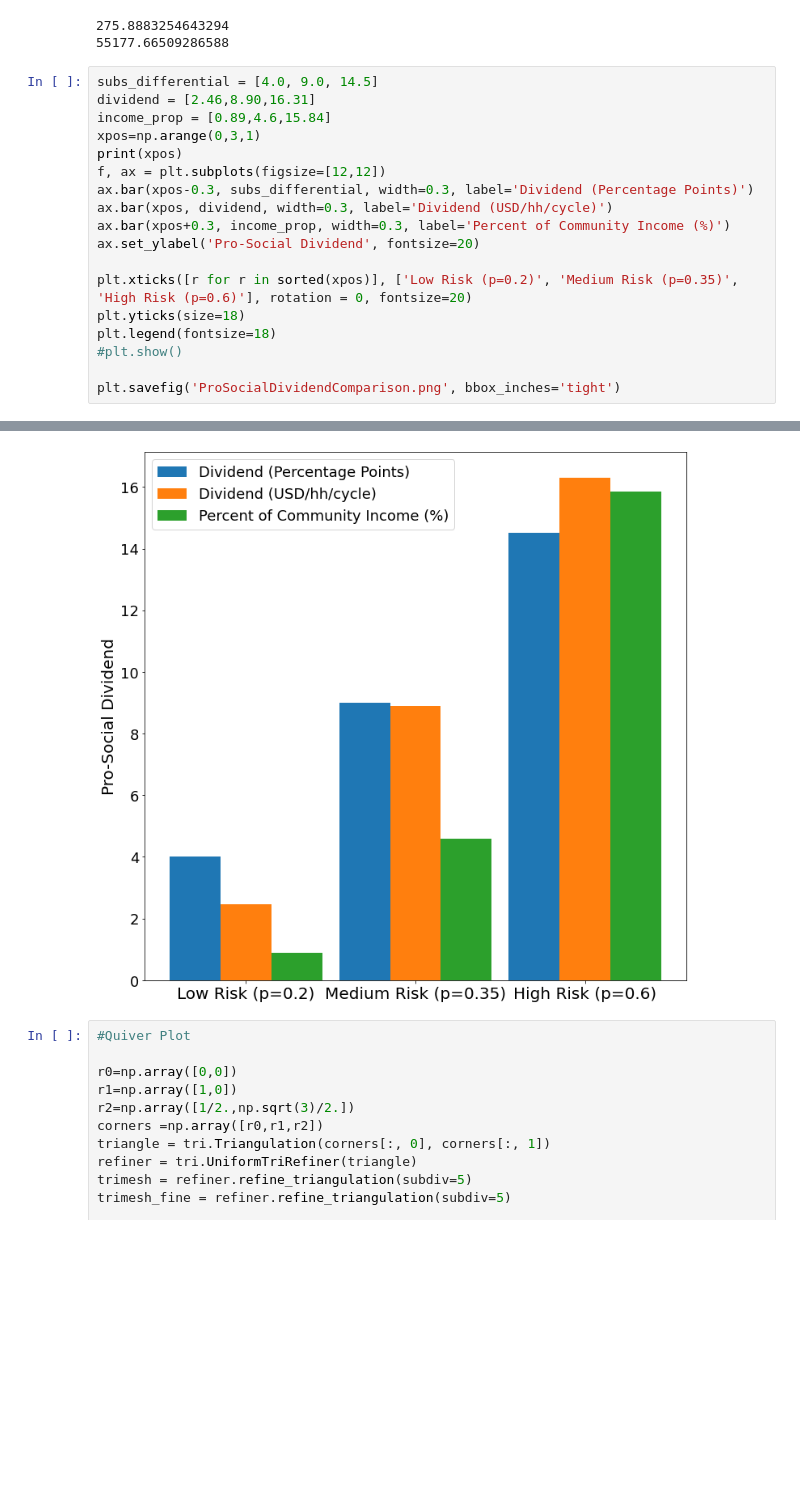
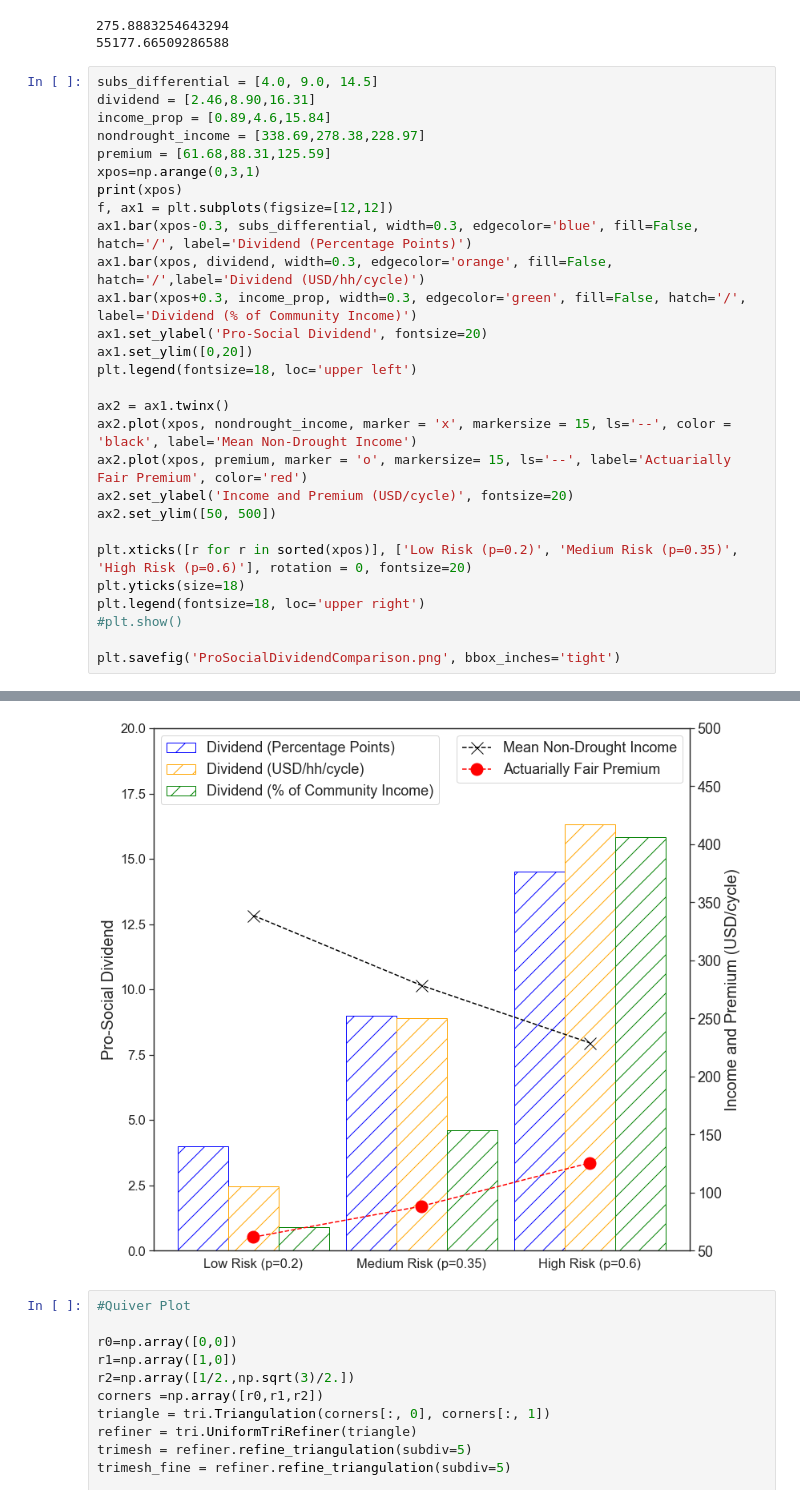
Before and after one commit to nchoquettelevy/FarmerGameTheorySimulation, a Jupyter notebook: RiskTransferSimulations_v6.ipynb, the cells around one changed output, grey strips where cells are left out. Saved outputs shown, nothing was run; the diff lists cells and outputs as text; blank space fills up the shorter version.

```diff
--- a/RiskTransferSimulations_v6.ipynb
+++ b/RiskTransferSimulations_v6.ipynb
@@ -2232,24 +2225,34 @@ print(total_ag_income)
 # %%
 subs_differential = [4.0, 9.0, 14.5]
 dividend = [2.46,8.90,16.31]
 income_prop = [0.89,4.6,15.84]
+nondrought_income = [338.69,278.38,228.97]
+premium = [61.68,88.31,125.59]
 xpos=np.arange(0,3,1)
 print(xpos)
-f, ax = plt.subplots(figsize=[12,12])
-ax.bar(xpos-0.3, subs_differential, width=0.3, label='Dividend (Percentage Points)')
-ax.bar(xpos, dividend, width=0.3, label='Dividend (USD/hh/cycle)')
-ax.bar(xpos+0.3, income_prop, width=0.3, label='Percent of Community Income (%)')
-ax.set_ylabel('Pro-Social Dividend', fontsize=20)
+f, ax1 = plt.subplots(figsize=[12,12])
+ax1.bar(xpos-0.3, subs_differential, width=0.3, edgecolor='blue', fill=False, hatch='/', label='Dividend (Percentage Points)')
+ax1.bar(xpos, dividend, width=0.3, edgecolor='orange', fill=False, hatch='/',label='Dividend (USD/hh/cycle)')
+ax1.bar(xpos+0.3, income_prop, width=0.3, edgecolor='green', fill=False, hatch='/', label='Dividend (% of Community Income)')
+ax1.set_ylabel('Pro-Social Dividend', fontsize=20)
+ax1.set_ylim([0,20])
+plt.legend(fontsize=18, loc='upper left')
+
+ax2 = ax1.twinx()
+ax2.plot(xpos, nondrought_income, marker = 'x', markersize = 15, ls='--', color = 'black', label='Mean Non-Drought Income')
+ax2.plot(xpos, premium, marker = 'o', markersize= 15, ls='--', label='Actuarially Fair Premium', color='red')
+ax2.set_ylabel('Income and Premium (USD/cycle)', fontsize=20)
+ax2.set_ylim([50, 500])
 
 plt.xticks([r for r in sorted(xpos)], ['Low Risk (p=0.2)', 'Medium Risk (p=0.35)', 'High Risk (p=0.6)'], rotation = 0, fontsize=20)
 plt.yticks(size=18)
-plt.legend(fontsize=18)
+plt.legend(fontsize=18, loc='upper right')
 #plt.show()
 
 plt.savefig('ProSocialDividendComparison.png', bbox_inches='tight')
 # %% [output]
 [0 1 2]
-[figure, old version]
+[figure, new version]
 # %%
 #Quiver Plot
 
```
Also changed, not shown: parts of 18 cells of this notebook, 4 other files.
